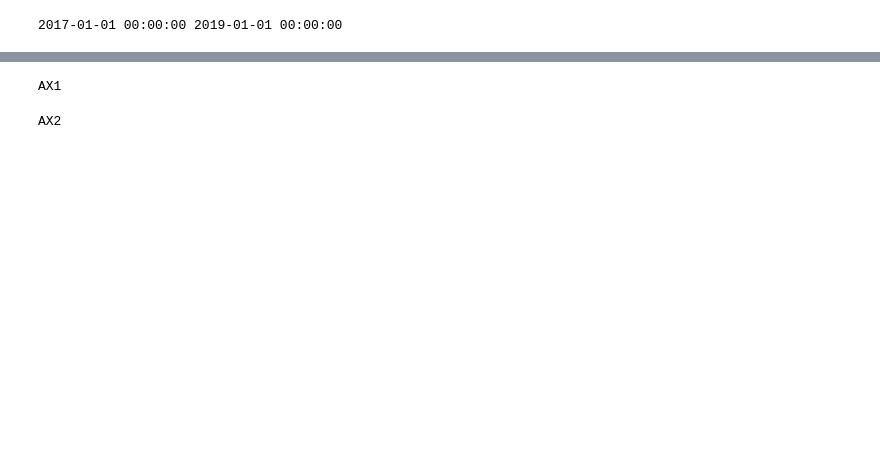
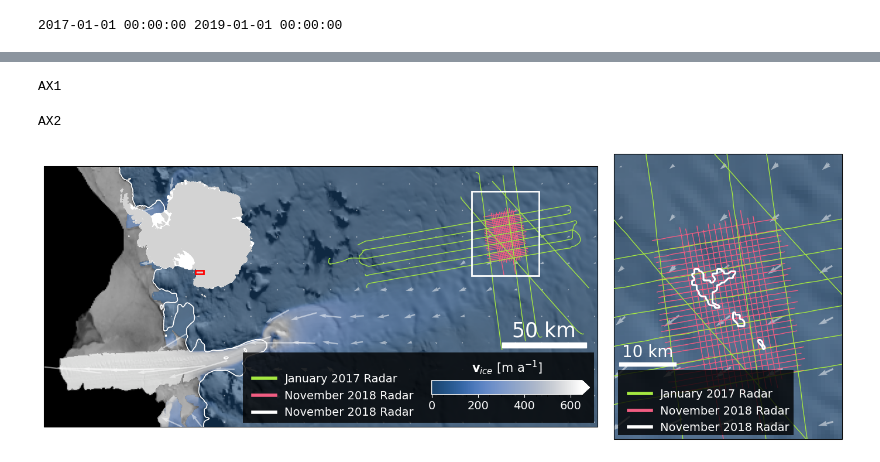
Before and after one commit to zsk4/DavidSpecularity, a Jupyter notebook: Figure1/Figure1_COG.ipynb, the cells around one changed output, grey strips where cells are left out. Cells and saved outputs as stored; diff of their text form; code cells hidden in the pictures; blank space fills up the shorter version.

```diff
--- a/Figure1/Figure1_COG.ipynb
+++ b/Figure1/Figure1_COG.ipynb
@@ -719,8 +726,8 @@ legend = cbbox.legend(
 for text in legend.get_texts():
     text.set_color('white')
 
-#plot_RINGS_shapefile(records_list=records_full, shapes_list=shapes_full, field_names_list=field_names_full, ax=ax1, colors=['white','None'],
-#       transform=ps71_projection, fill=False, zorder=2, linewidth=1)
+plot_RINGS_shapefile(records_list=records_full, shapes_list=shapes_full, field_names_list=field_names_full, ax=ax1, colors=['white','None'],
+       transform=ps71_projection, fill=False, zorder=2, linewidth=1)
 
 rect = plt.Rectangle(
     (
@@ -771,8 +778,8 @@ inset.set_xticks([])
 inset.set_yticks([])
 
 #Plot map of Antarctica
-#plot_RINGS_shapefile(records_list=records_full, shapes_list=shapes_full, field_names_list=field_names_full, ax=inset, colors=['lightgray','white'],
-#        transform=ps71_projection, fill=True, zorder=2, linewidth=1)
+plot_RINGS_shapefile(records_list=records_full, shapes_list=shapes_full, field_names_list=field_names_full, ax=inset, colors=['lightgray','white'],
+        transform=ps71_projection, fill=True, zorder=2, linewidth=1)
 
 rect = plt.Rectangle(
     (
@@ -789,8 +796,8 @@ rect = plt.Rectangle(
 inset.add_patch(rect)
 
 # Add velocity arrows
-cropped_vel.thin(34).plot.quiver(
-    "x", "y", "VX", "VY", alpha=0.5, color="white", ax=ax1, scale=4500, width=0.004
+cropped_vel.thin(35).plot.quiver(
+    "x", "y", "VX", "VY", alpha=0.5, color="white", ax=ax1, scale=5400, width=0.0025
 )
 
 
@@ -855,30 +862,31 @@ cbbox.tick_params(
     labelbottom = False
 )
 cbbox.set_facecolor([0,0,0,0.8])
 
 
 # Add legend directly to cbbox
 legend = cbbox.legend(
     handles=handles,
     loc='center left',          # center vertically, left horizontally
     bbox_to_anchor=(0.0, 0.5), # tweak horizontal position
     frameon=False,
     fontsize=14,
     labelcolor='white'
 )
 
 # Make sure text is white
 for text in legend.get_texts():
     text.set_color('white')
 
 cropped_vel.thin(20).plot.quiver(
     "x", "y", "VX", "VY", alpha=0.5, color="white", ax=ax2, scale=600, width=0.008
 )
 
 
 gs.update(wspace=0.25, hspace=0.02)
 
 fig.savefig('./Figure1_COG.png', dpi=300, bbox_inches='tight')
 # %% [output]
 AX1
 AX2
+[figure, added]
```
Also changed, not shown: parts of 2 cells of this notebook, 3 other files.
